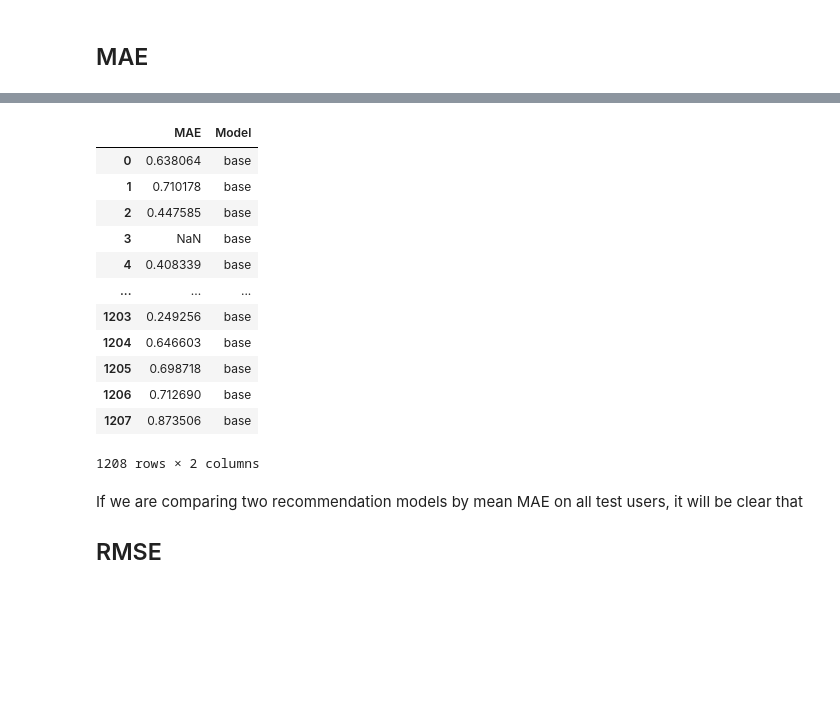
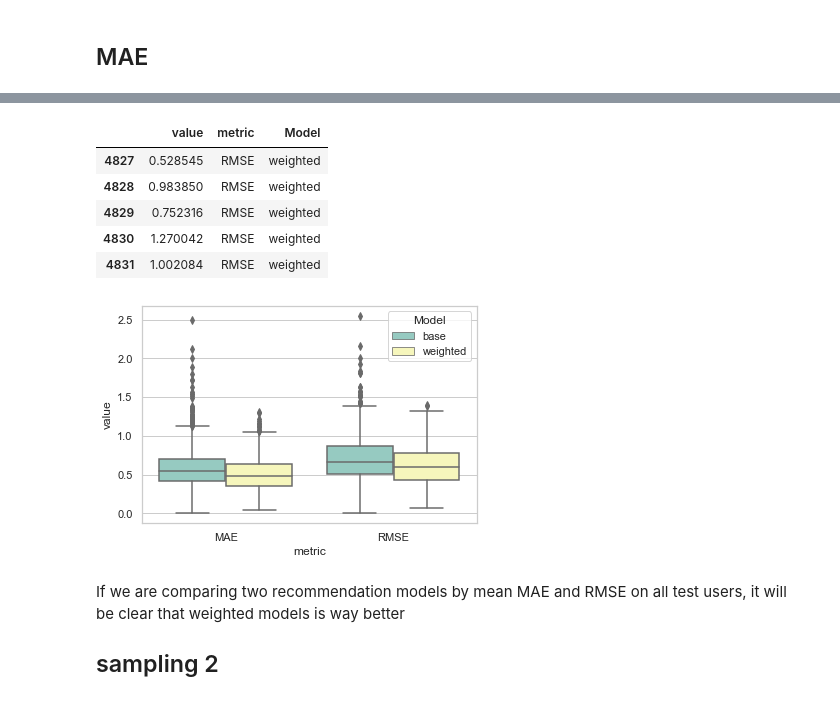
Before and after one commit to vvseva/recomend_hse, a Jupyter notebook: week4-hw/HomeWork1.ipynb, the cells around one changed output, grey strips where cells are left out. Cells and saved outputs as stored; diff of their text form; code cells hidden in the pictures; blank space fills up the shorter version.

```diff
--- a/week4-hw/HomeWork1.ipynb
+++ b/week4-hw/HomeWork1.ipynb
@@ -455,20 +486,15 @@ my_score(critics_test[list(critics_test.keys())[0]],
 # %%
 %%time
-errors_base_MAE = []
-errors_base_RMSE = []
-for user in critics_test:
-    user_predicted = getRecommendations(critics_train, critics_test,
-                                        person = user,
-                                        mode = "exact")
-    errors_base_MAE.append(my_score(critics_test[user], user_predicted, score="MAE"))
-    errors_base_RMSE.append(my_score(critics_test[user], user_predicted, score="RMSE"))
+errors_base_MAE,errors_base_RMSE =  evaluate_model(critics_train, critics_test,
+                                                   rec_func = getRecommendations)
 
-errors_clear_MAE = [x for x in errors_base_MAE if str(x) != 'nan']
-errors_clear_RMSE = [x for x in errors_base_RMSE if str(x) != 'nan']
+errors_clear_MAE = {k: errors_base_MAE[k] for k in errors_base_MAE if not isnan(errors_base_MAE[k])}
+errors_clear_RMSE = {k: errors_base_RMSE[k] for k in errors_base_RMSE if not isnan(errors_base_RMSE[k])}
+
 print("mean error for base-level model:")
-print(np.mean(errors_clear_MAE))
+print(np.mean(list(errors_clear_MAE.values())))
 print("mean error for base-level model:")
-print(np.mean(errors_clear_RMSE))
+print(np.mean(list(errors_clear_RMSE.values())))
 # %% [output]
 mean error for base-level model:
 0.5870481473043274
@@ -494,37 +524,32 @@ print(np.mean(errors_clear_RMSE))
 # %%
-df_errors = pd.DataFrame(
-    {'metric': [errors_base_MAE,
-                errors_base_RMSE,
-                errors_weighted_MAE,
-                errors_weighted_RMSE],
-     'value': [np.repeat("MAE", len(errors_base_MAE), axis=0),
-               np.repeat("MAE", len(errors_base_RMSE), axis=0),
-               np.repeat("MAE", len(errors_weighted_MAE), axis=0),
-               np.repeat("MAE", len(errors_weighted_RMSE), axis=0)],
-     'Model': [np.repeat("base", len(errors_base_MAE), axis=0),
-               np.repeat("base", len(errors_base_MAE), axis=0),
-               np.repeat("weighted", len(errors_weighted_MAE), axis=0),
-               np.repeat("weighted", len(errors_weighted_RMSE), axis=0)]}
+df_errors_1 = pd.DataFrame(
+    {'value': [*list(errors_base_MAE.values()),
+                *list(errors_base_RMSE.values()),
+                *list(errors_weighted_MAE.values()),
+                *list(errors_weighted_RMSE.values())],
+     'metric': [*np.repeat("MAE", len(errors_base_MAE.values()), axis=0),
+               *np.repeat("RMSE", len(errors_base_RMSE.values()), axis=0),
+               *np.repeat("MAE", len(errors_weighted_MAE.values()), axis=0),
+               *np.repeat("RMSE", len(errors_weighted_RMSE.values()), axis=0)],
+     'Model': [*np.repeat("base", len(errors_base_MAE.values()), axis=0),
+               *np.repeat("base", len(errors_base_RMSE.values()), axis=0),
+               *np.repeat("weighted", len(errors_weighted_MAE.values()), axis=0),
+               *np.repeat("weighted", len(errors_weighted_RMSE.values()), axis=0)]}
 )
-df_errors.head()
+df_errors_1.tail()
 # %% [output]
-|  | MAE | Model |
-| 0 | 0.638064 | base |
-| 1 | 0.710178 | base |
-| 2 | 0.447585 | base |
-| 3 | NaN | base |
-| 4 | 0.408339 | base |
-| ... | ... | ... |
-| 1203 | 0.249256 | base |
-| 1204 | 0.646603 | base |
-| 1205 | 0.698718 | base |
-| 1206 | 0.712690 | base |
-| 1207 | 0.873506 | base |
+|  | value | metric | Model |
+| 4827 | 0.528545 | RMSE | weighted |
+| 4828 | 0.983850 | RMSE | weighted |
+| 4829 | 0.752316 | RMSE | weighted |
+| 4830 | 1.270042 | RMSE | weighted |
+| 4831 | 1.002084 | RMSE | weighted |
-1208 rows × 2 columns
 # %%
-import seaborn as sns
 sns.set_theme(style="whitegrid")
-ax = sns.boxplot(x=tips["total_bill"])
+ax = sns.boxplot(x="metric", y="value", hue="Model",
+                 data=df_errors_1, palette="Set3")
+# %% [output]
+[figure, added]
 # %% [markdown]
-If we are comparing two recommendation models by mean MAE on all test users, it will be clear that
-## RMSE
+If we are comparing two recommendation models by mean MAE and RMSE on all test users, it will be clear that weighted models is way better
+## sampling 2
```
Also changed, not shown: parts of 23 cells of this notebook, 1 other file.
